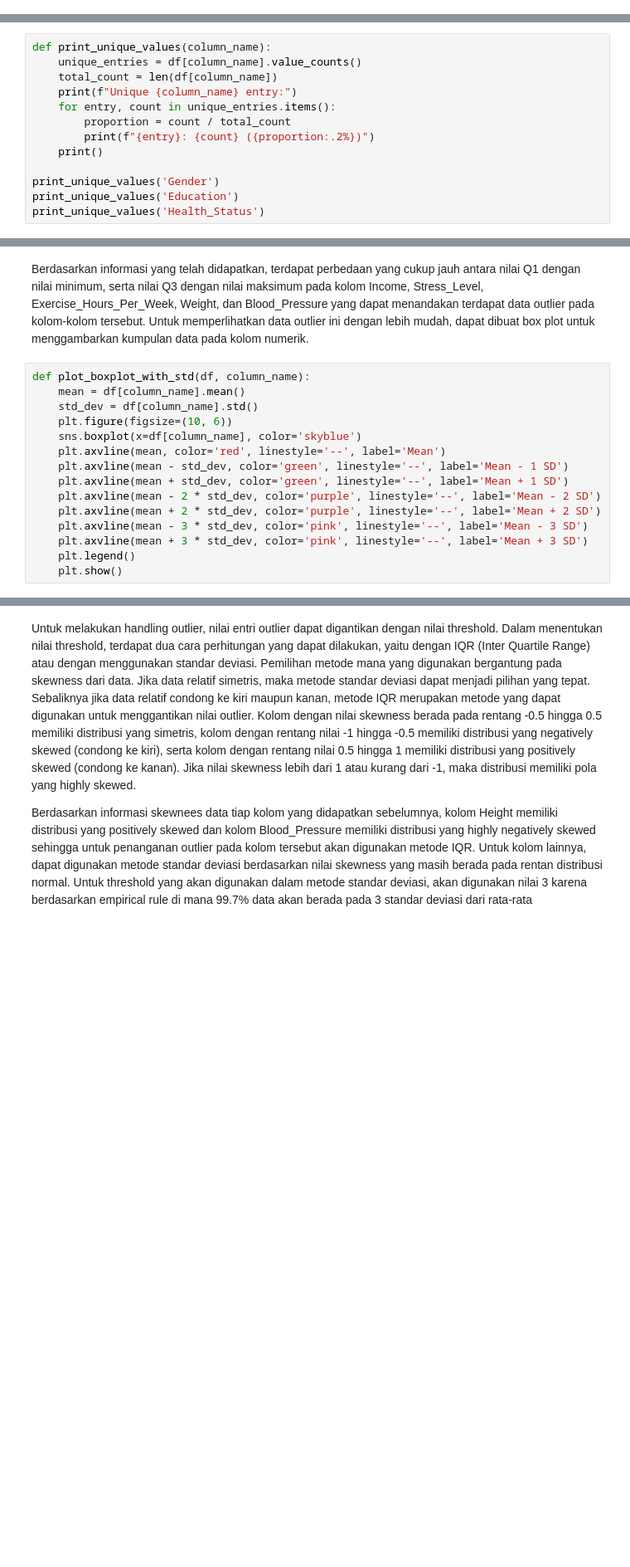
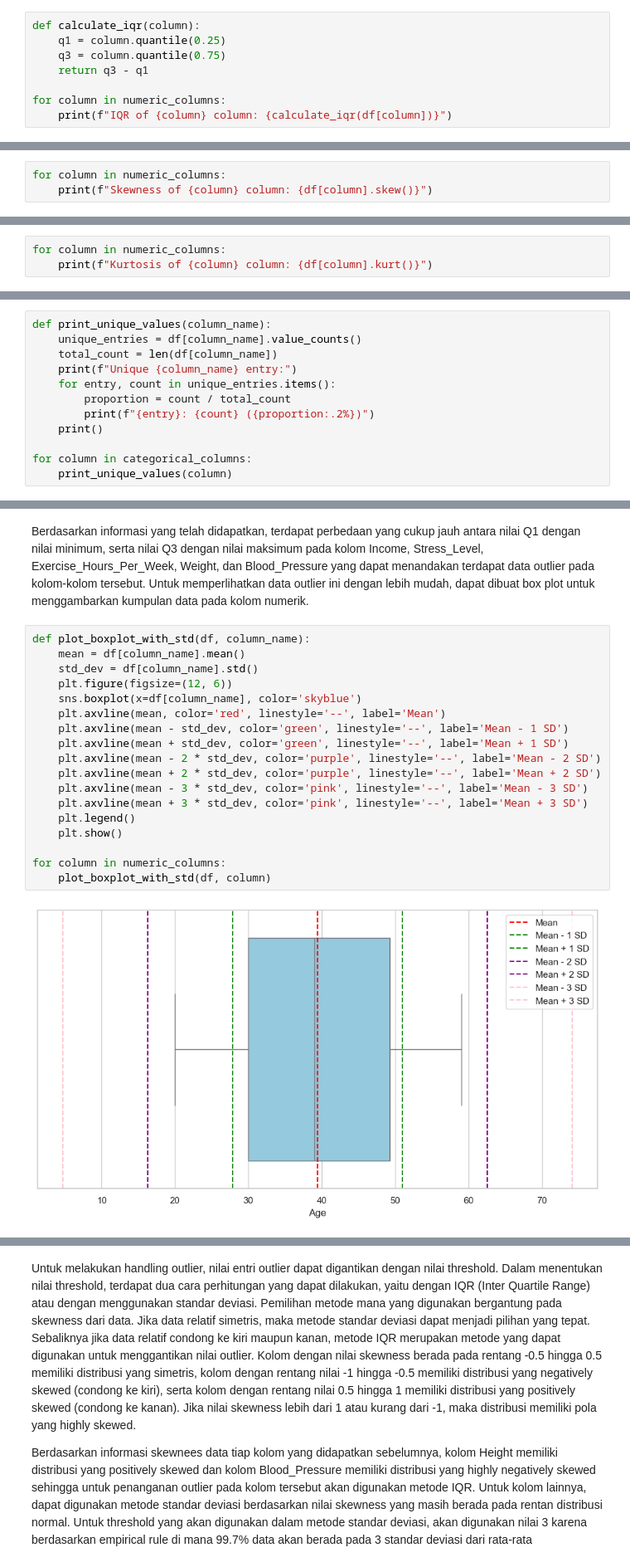
Before and after one commit to salsbiila/K02-IF2220-13522060-13522062, a Jupyter notebook: Health.ipynb, the cells around one changed output, grey strips where cells are left out. Shown at 83% size. Cells and saved outputs as stored; diff of their text form; blank space fills up the shorter version.

```diff
--- a/Health.ipynb
+++ b/Health.ipynb
@@ -267,0 +186,8 @@ IQR of Blood_Pressure column: 13.56017940841194
+# %%
+def calculate_iqr(column):
+    q1 = column.quantile(0.25)
+    q3 = column.quantile(0.75)
+    return q3 - q1
+
+for column in numeric_columns:
+    print(f"IQR of {column} column: {calculate_iqr(df[column])}")
@@ -287,0 +205,3 @@ Skewness of Blood_Pressure column: -1.6267368699384914
+# %%
+for column in numeric_columns:
+    print(f"Skewness of {column} column: {df[column].skew()}")
@@ -307,0 +219,3 @@ Kurtosis of Blood_Pressure column: 18.838493575670412
+# %%
+for column in numeric_columns:
+    print(f"Kurtosis of {column} column: {df[column].kurt()}")
@@ -317,9 +240,8 @@ def print_unique_values(column_name):
         print(f"{entry}: {count} ({proportion:.2%})")
     print()
 
-print_unique_values('Gender')
-print_unique_values('Education')
-print_unique_values('Health_Status')
+for column in categorical_columns:
+    print_unique_values(column)
 # %% [output]
 Unique Gender entry:
 Female: 1011 (50.55%)
@@ -359,15 +281,20 @@ Berdasarkan informasi yang telah didapatkan, terdapat perbedaan yang cukup jauh
 # %%
 def plot_boxplot_with_std(df, column_name):
     mean = df[column_name].mean()
     std_dev = df[column_name].std()
-    plt.figure(figsize=(10, 6))
+    plt.figure(figsize=(12, 6))
     sns.boxplot(x=df[column_name], color='skyblue')
     plt.axvline(mean, color='red', linestyle='--', label='Mean')
     plt.axvline(mean - std_dev, color='green', linestyle='--', label='Mean - 1 SD')
     plt.axvline(mean + std_dev, color='green', linestyle='--', label='Mean + 1 SD')
     plt.axvline(mean - 2 * std_dev, color='purple', linestyle='--', label='Mean - 2 SD')
     plt.axvline(mean + 2 * std_dev, color='purple', linestyle='--', label='Mean + 2 SD')
     plt.axvline(mean - 3 * std_dev, color='pink', linestyle='--', label='Mean - 3 SD')
     plt.axvline(mean + 3 * std_dev, color='pink', linestyle='--', label='Mean + 3 SD')
     plt.legend()
     plt.show()
+
+for column in numeric_columns:
+    plot_boxplot_with_std(df, column)
+# %% [output]
+[figure, added]
```
Also changed, not shown: parts of 51 cells of this notebook.
